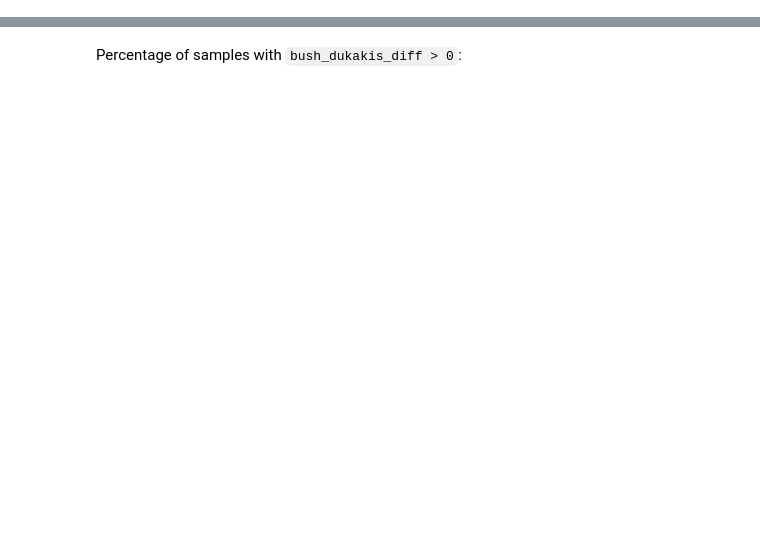
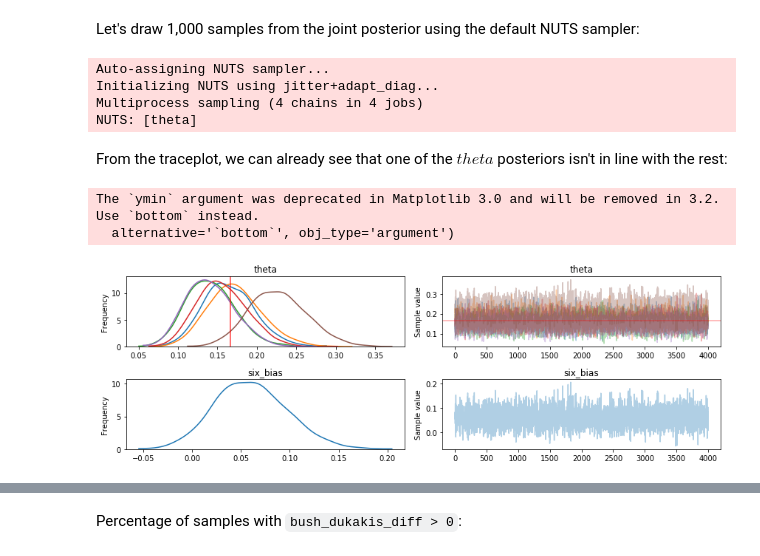
Before and after one commit to clausherther/public, a Jupyter notebook: Dirichlet Multinomial Example.ipynb, the cells around one changed output, grey strips where cells are left out. Saved outputs shown, nothing was run; the diff lists cells and outputs as text; code cells hidden in the pictures; blank space fills up the shorter version.

```diff
--- a/Dirichlet Multinomial Example.ipynb
+++ b/Dirichlet Multinomial Example.ipynb
@@ -12,0 +71,5 @@ import theano.tensor as tt
+# %%
+k = 6
+p = 1/k
+y = np.asarray([20,  21, 17, 19, 17, 28])
+n = y.sum()
@@ -12,0 +110,19 @@ import theano.tensor as tt
+# %% [markdown]
+Let's draw 1,000 samples from the joint posterior using the default NUTS sampler:
+# %%
+with dice_model:
+    dice_trace = pm.sample(draws=1000)
+# %% [output]
+Auto-assigning NUTS sampler...
+Initializing NUTS using jitter+adapt_diag...
+Multiprocess sampling (4 chains in 4 jobs)
+NUTS: [theta]
+# %% [markdown]
+From the traceplot, we can already see that one of the $theta$ posteriors isn't in line with the rest:
+# %%
+with dice_model:
+    pm.traceplot(dice_trace, combined=True, lines={"theta": p})
+# %% [output]
+The `ymin` argument was deprecated in Matplotlib 3.0 and will be removed in 3.2. Use `bottom` instead.
+  alternative='`bottom`', obj_type='argument')
+[figure, added]
```
Also changed, not shown: parts of 64 cells of this notebook, 2 other files.
